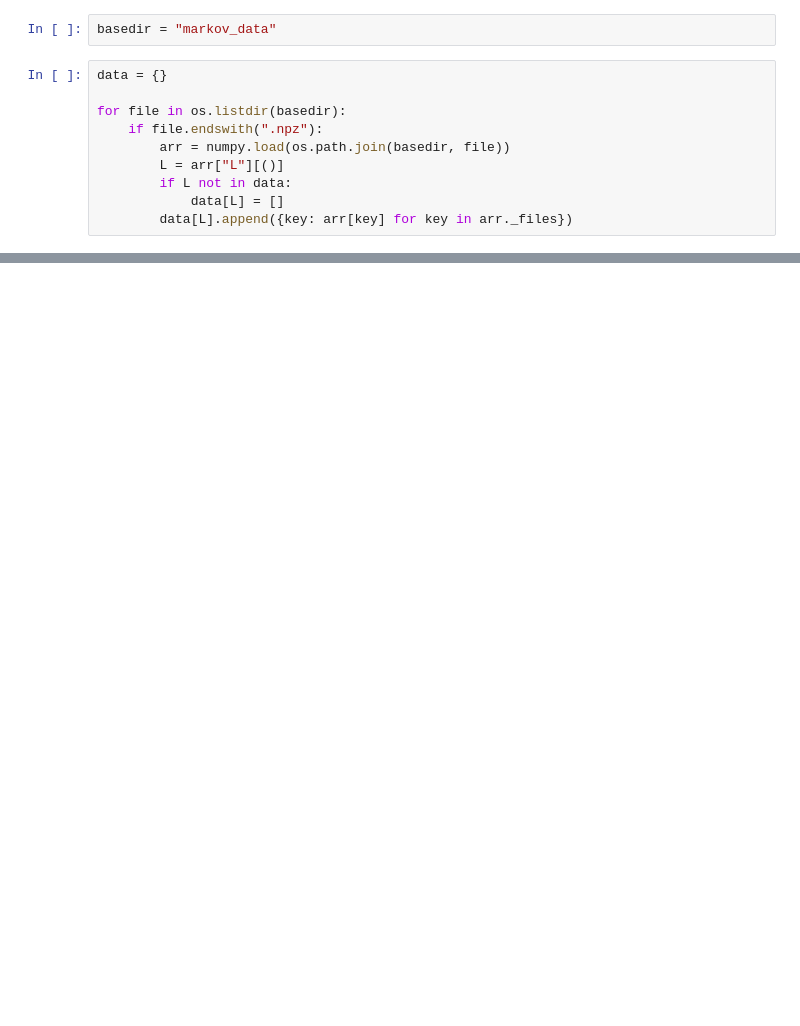
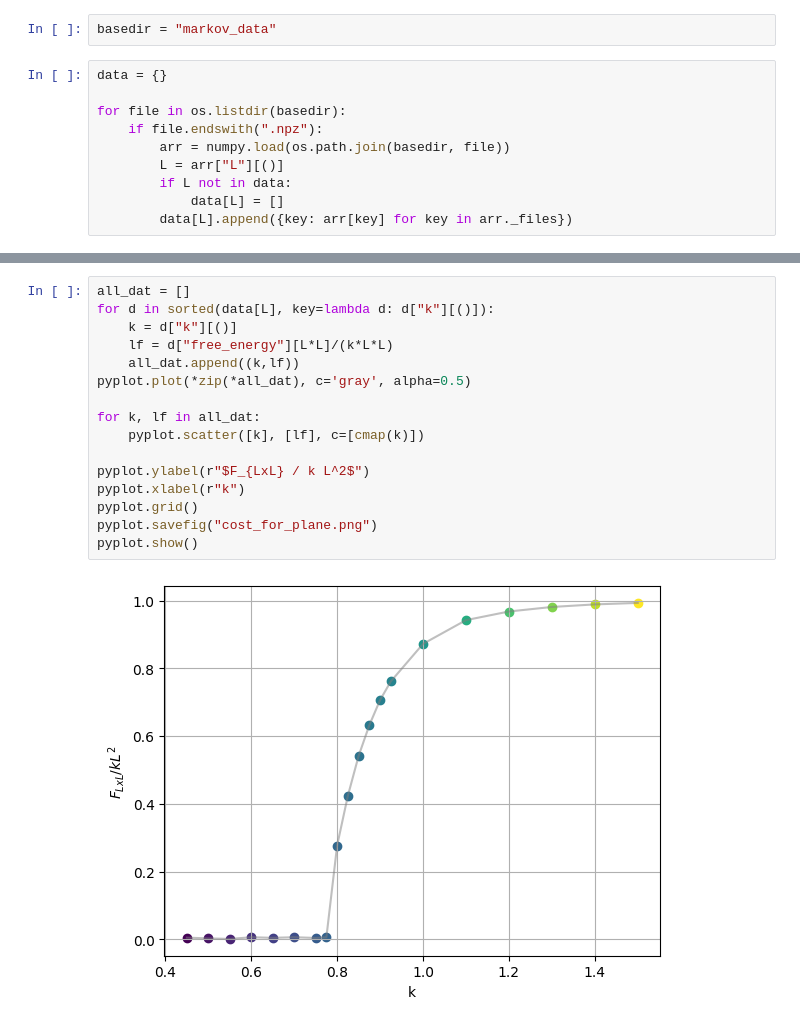
Before and after one commit to Renmusxd/GaugeTheoryRunner, a Jupyter notebook: jupyter/PlotMarkovLoopProbs.ipynb, the cells around one changed output, grey strips where cells are left out. Saved outputs shown, nothing was run; the diff lists cells and outputs as text; blank space fills up the shorter version.

```diff
--- a/jupyter/PlotMarkovLoopProbs.ipynb
+++ b/jupyter/PlotMarkovLoopProbs.ipynb
@@ -51,0 +102,18 @@ pyplot.show()
+# %%
+all_dat = []
+for d in sorted(data[L], key=lambda d: d["k"][()]):
+    k = d["k"][()]
+    lf = d["free_energy"][L*L]/(k*L*L)
+    all_dat.append((k,lf))
+pyplot.plot(*zip(*all_dat), c='gray', alpha=0.5)
+
+for k, lf in all_dat:
+    pyplot.scatter([k], [lf], c=[cmap(k)])
+
+pyplot.ylabel(r"$F_{LxL} / k L^2$")
+pyplot.xlabel(r"k")
+pyplot.grid()
+pyplot.savefig("cost_for_plane.png")
+pyplot.show()
+# %% [output]
+[figure, added]
```
Also changed, not shown: parts of 3 cells of this notebook, 3 other files.
